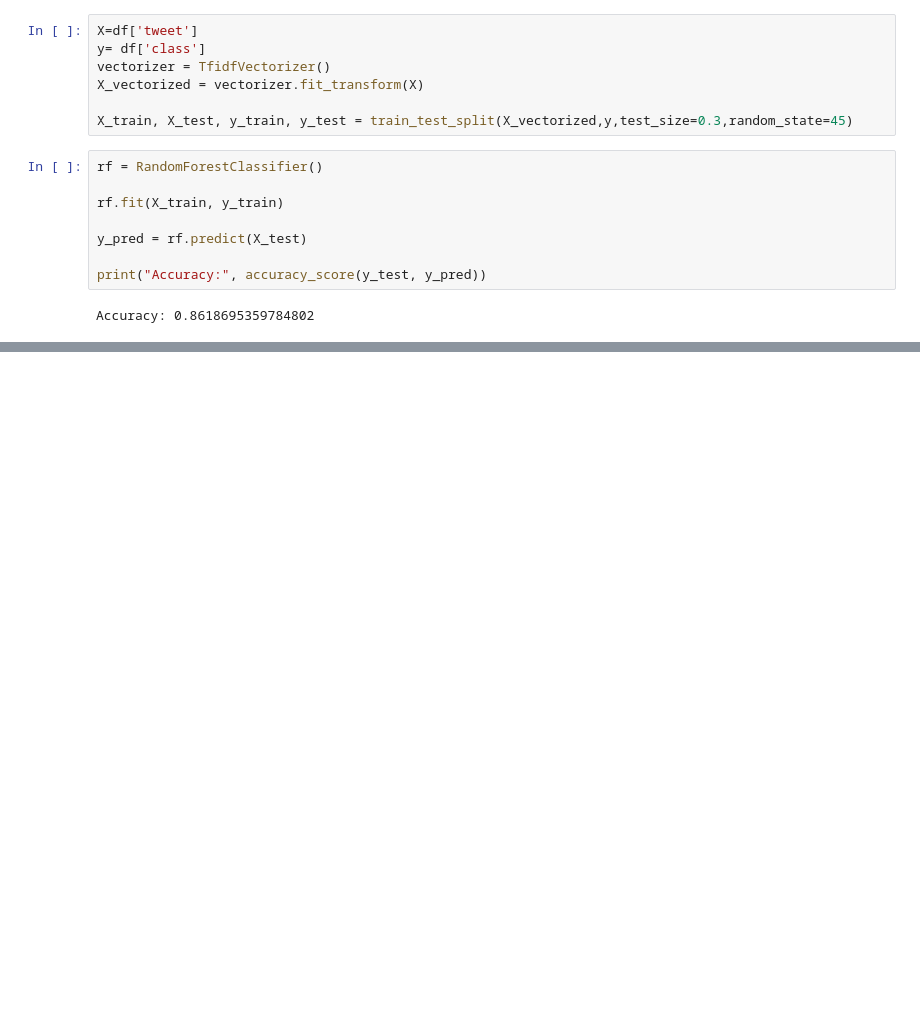
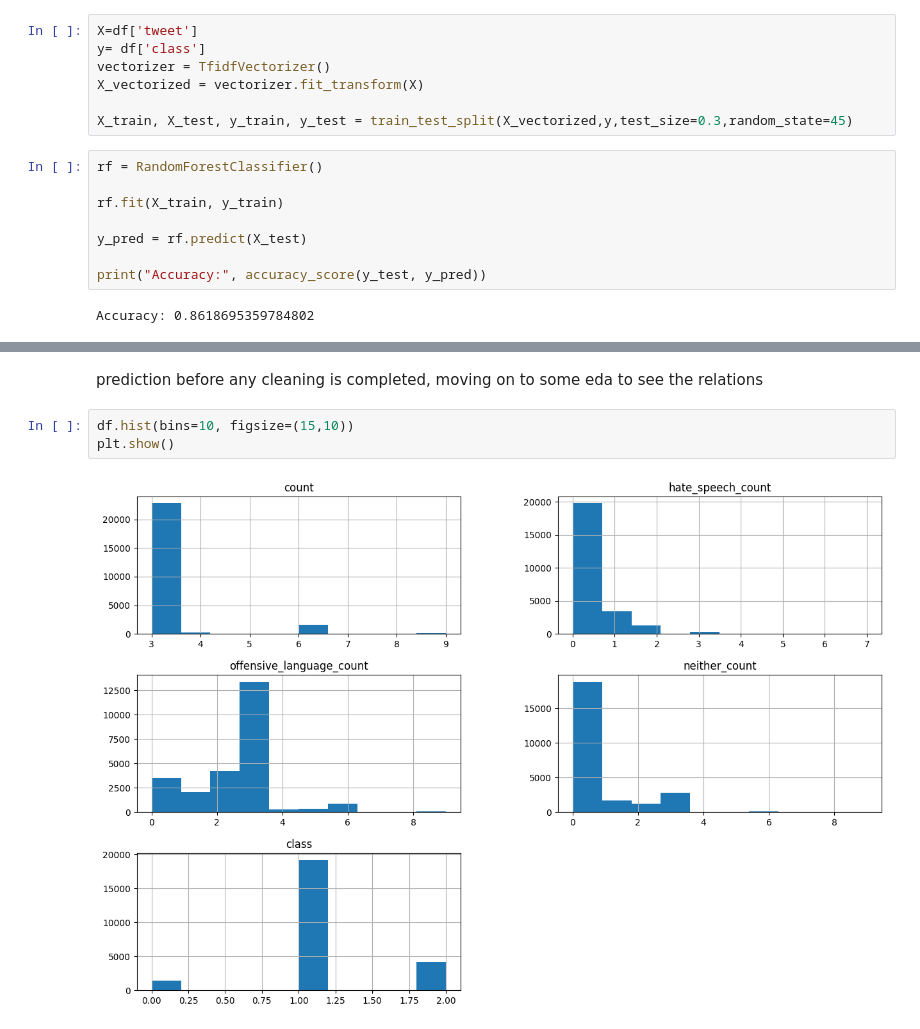
Before and after one commit to RajVarunn/nlp_sentimentanalysis, a Jupyter notebook: sr.ipynb, the cells around one changed output, grey strips where cells are left out. Saved outputs shown, nothing was run; the diff lists cells and outputs as text; blank space fills up the shorter version.

```diff
--- a/sr.ipynb
+++ b/sr.ipynb
@@ -102,0 +166,7 @@ Accuracy: 0.8618695359784802
+# %% [markdown]
+prediction before any cleaning is completed, moving on to some eda to see the relations
+# %%
+df.hist(bins=10, figsize=(15,10))
+plt.show()
+# %% [output]
+[figure, added]
```
Also changed, not shown: parts of 6 cells of this notebook.
